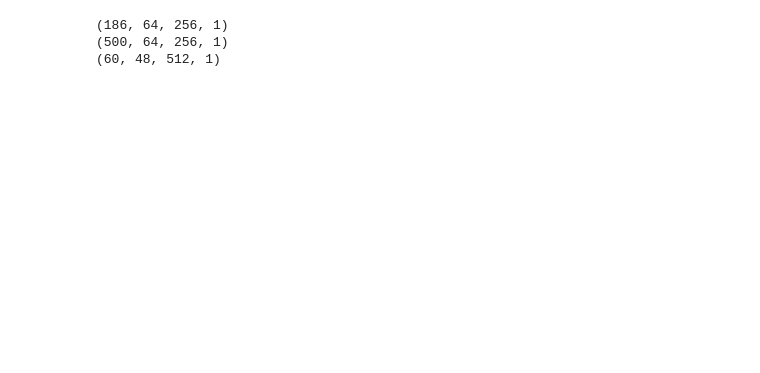
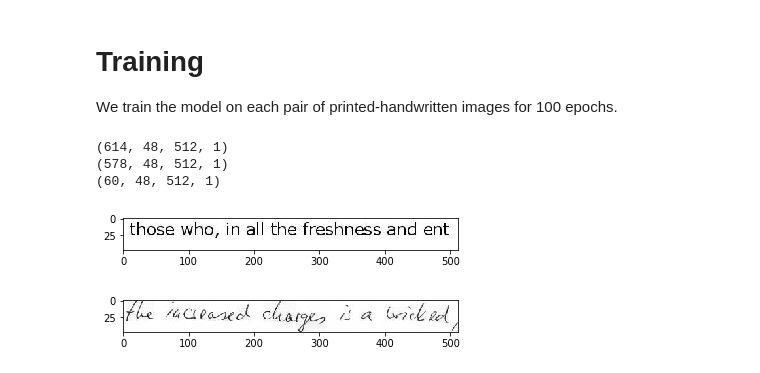
Before and after one commit to hasylle/EE298Project2, a Jupyter notebook: P2HGAN_v2.ipynb, the cells around one changed output. Drawn from its saved outputs; the diff is of its cells as text; code cells hidden in the pictures; blank space fills up the shorter version.

Commit message:
Added markdowns and image plots

```diff
--- a/P2HGAN_v2.ipynb
+++ b/P2HGAN_v2.ipynb
@@ -228,6 +238,10 @@ def sample_images(trainA,trainB,model_BtoA,model_AtoB,n_patch,n_patch2,epoch):
             cnt += 1
         fig2.savefig("images_cycle/BtoA/%d.png" % epoch)
         plt.close()
+# %% [markdown]
+# Training
+
+We train the model on each pair of printed-handwritten images for 100 epochs.
 # %%
 # train cyclegan models
 def train(d_model_A, d_model_B, g_model_AtoB, g_model_BtoA, c_model_AtoB, c_model_BtoA, dataset):
@@ -282,35 +296,36 @@ def train(d_model_A, d_model_B, g_model_AtoB, g_model_BtoA, c_model_AtoB, c_mode
 import cv2
 def load_imgs():
     # load Printed dataset
-    printed_dir = 'datasets2/words/trainA/'
+    printed_dir = 'datasets/sentences/trainA'
     printed_imgs = list()
     for f in os.listdir(printed_dir):
       #load the image
-      #img = image.imread(printed_dir + '/' + f,'r').convert('L')
-      img = cv2.imread(printed_dir + '/' + f, cv2.IMREAD_GRAYSCALE)
+      img = image.imread(printed_dir + '/' + f,'r')
+      #img = cv2.imread(printed_dir + '/' + f, cv2.IMREAD_GRAYSCALE)
       #Resize to same as hw_imgs
-      dim = (256,64)
-      img = cv2.resize(img, dim, interpolation = cv2.INTER_LINEAR)
+      #dim = (128,32)
+      #img = cv2.resize(img, dim, interpolation = cv2.INTER_LINEAR)
       printed_imgs.append(img)
     # load HW dataset
-    hw_dir = 'datasets2/words/trainB/'
+    hw_dir = 'datasets/sentences/trainB'
     hw_imgs = list()
     for f in os.listdir(hw_dir):
       #load the image
-      img = cv2.imread(hw_dir + '/' + f, cv2.IMREAD_GRAYSCALE)
+      img = image.imread(hw_dir + '/' + f,'r')
+      #img = cv2.imread(hw_dir + '/' + f, cv2.IMREAD_GRAYSCALE)
       #Resize to same as hw_imgs
-      dim = (256,64)
-      img = cv2.resize(img, dim, interpolation = cv2.INTER_LINEAR)
+      #dim = (128,32)
+      #img = cv2.resize(img, dim, interpolation = cv2.INTER_LINEAR)
       hw_imgs.append(img)
     # load printed test dataset
-    printed2_dir = 'datasets/sentences/testA/'
+    printed2_dir = 'datasets/sentences/testA'
     printed2_imgs = list()
     for f in os.listdir(printed2_dir):
       #load the image
       img = image.imread(printed2_dir + '/' + f,'r')
       printed2_imgs.append(img)
     # load HW test dataset
-    hw_dir2 = 'datasets/sentences/testB/'
+    hw_dir2 = 'datasets/sentences/testB'
     hw_imgs2 = list()
     for f in os.listdir(hw_dir2):
       #load the image
@@ -340,15 +355,23 @@ def load_imgs():
     return printed_imgs, hw_imgs, printed2_imgs, hw_imgs2
 # %%
 # load a dataset as a list of two numpy arrays
+%matplotlib inline
 trainA, trainB,testA, testB = load_imgs()
 print(trainA.shape)
 print(trainB.shape)
 print(testB.shape)
 dataset = (trainA, trainB)
+# check some images
+plt.imshow(trainA[0, :, :, 0],cmap='gray')
+plt.show()
+plt.imshow(trainB[0, :, :, 0],cmap='gray')
+plt.show()
 # %% [output]
-(186, 64, 256, 1)
-(500, 64, 256, 1)
+(614, 48, 512, 1)
+(578, 48, 512, 1)
 (60, 48, 512, 1)
+[figure, added]
+[figure, added]
 # %%
 %%time
 # load a dataset as a list of two numpy arrays
```
Also changed, not shown: parts of 10 cells of this notebook.
